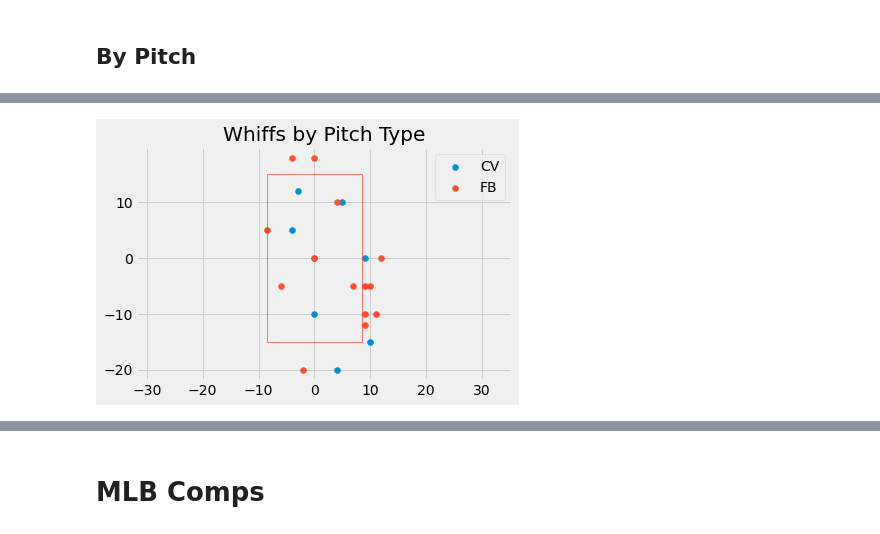
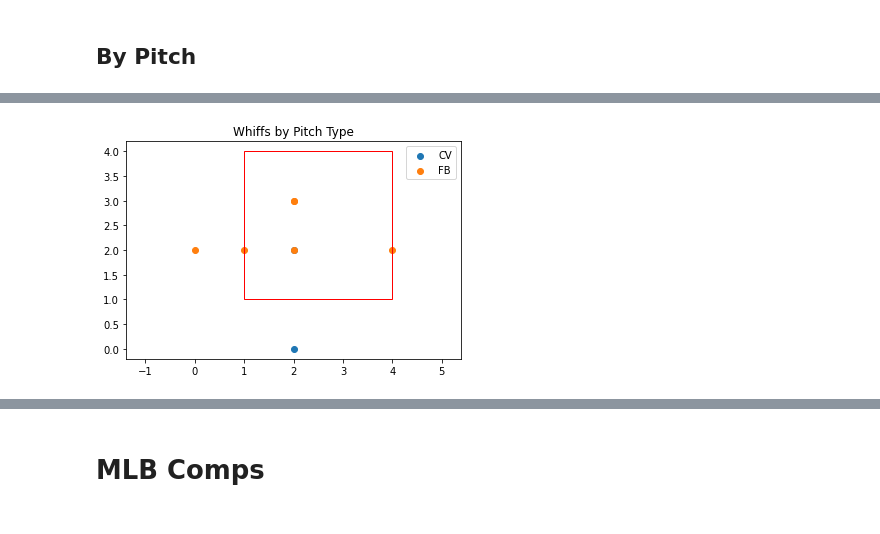
Before and after one commit to radcliffeowe/Pitch-Analysis, a Jupyter notebook: Pitching_Data.ipynb, the cells around one changed output, grey strips where cells are left out. Drawn from its saved outputs; the diff is of its cells as text; code cells hidden in the pictures.

Commit message:
Python scripts for pitching data analysis

```diff
--- a/Pitching_Data.ipynb
+++ b/Pitching_Data.ipynb
@@ -6,3 +9,3 @@ import pandas as pand
 # %%
-pitcher_name = 'Andrew-Gray'
-df = pand.read_excel('Pitching Data.xlsx', usecols="A:J", sheet_name=pitcher_name)
+pitcher_name = 'Everett-Wonson'
+df = pand.read_excel('Pitching Data.xlsx', usecols="A:K", sheet_name=pitcher_name)
@@ -20,13 +29,15 @@ def usage_per(pitch_type, dataframe):
 # %%
 def plot_pitches(dataframe, title):
     groups = dataframe.groupby('Type')
-    x = dataframe.loc[:,"X"]
-    y = dataframe.loc[:,"Y"]
 
     for name, group in groups:
-        plt.scatter(group.X, group.Y, label=name)
+        x = group['Location'].map(x_loc)
+        y = group['Location'].map(y_loc)
+        locs = pand.DataFrame([x,y])
+        plt.scatter(x, y, label=name)
+        #heatmap = sn.heatmap(data = locs)
 
-    rect = patches.Rectangle((-8.5,-15), 17, 30, fill=False, color="red")
+    rect = patches.Rectangle((1,1), 3, 3, fill=False, color="red")
     plt.gca().add_patch(rect)
     plt.axis('equal')
     plt.legend()
@@ -270,6 +225 @@ by_pitch_stats = pand.DataFrame({'Usage%': [usage_per('FB', df), usage_per('SL',
                                index=['FB', 'SL','CH', 'CV', 'SP'])
-# %%
-plt.style.use('fivethirtyeight')
-plt.pie(by_pitch_stats['Usage%'], labels=['FB', 'CH','SL', 'CV', 'SP'], autopct='%1.1f%%')
-plt.title('Usage % by Pitch')
-plt.show()
@@ -310,7 +230,7 @@ plt.show()
 # %%
 whiff = df[df['Swinging'] == 'Y']
-whiff = whiff[whiff['EV'].isna()]
+whiff = whiff[whiff['Outcome'].isna()]
 
 plot_pitches(whiff, "Whiffs by Pitch Type")
 # %% [output]
-[figure, old version]
+[figure, new version]
```
Also changed, not shown: parts of 34 cells of this notebook, 3 other files.
